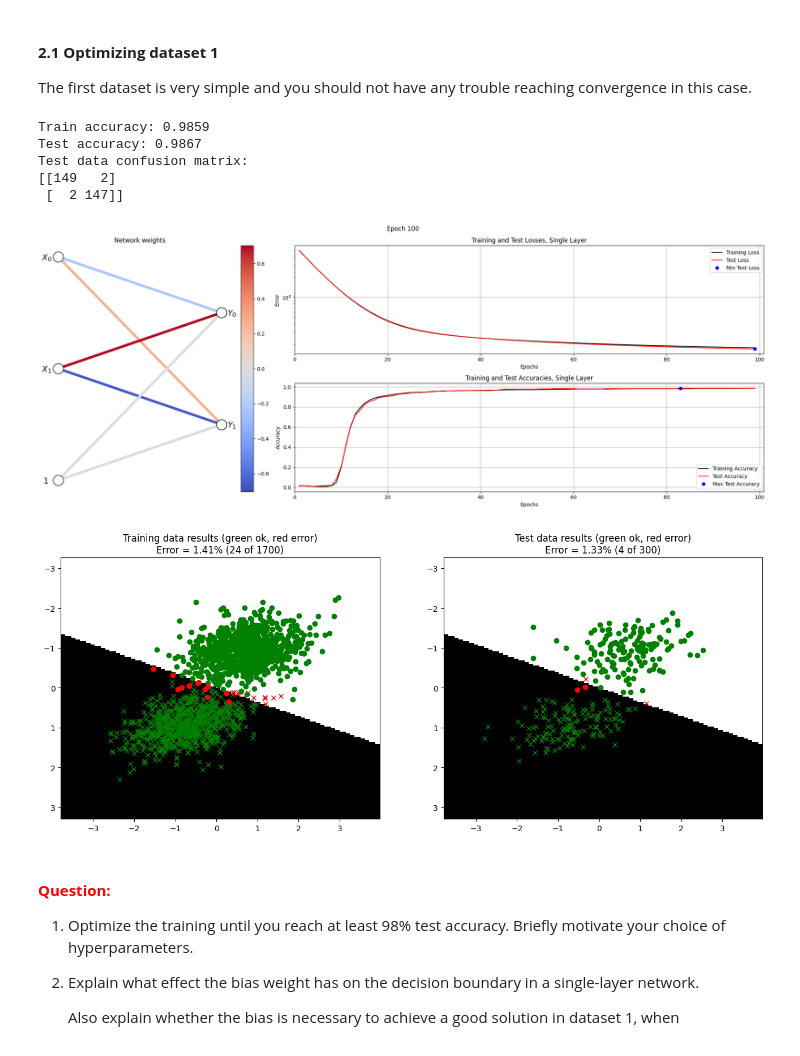
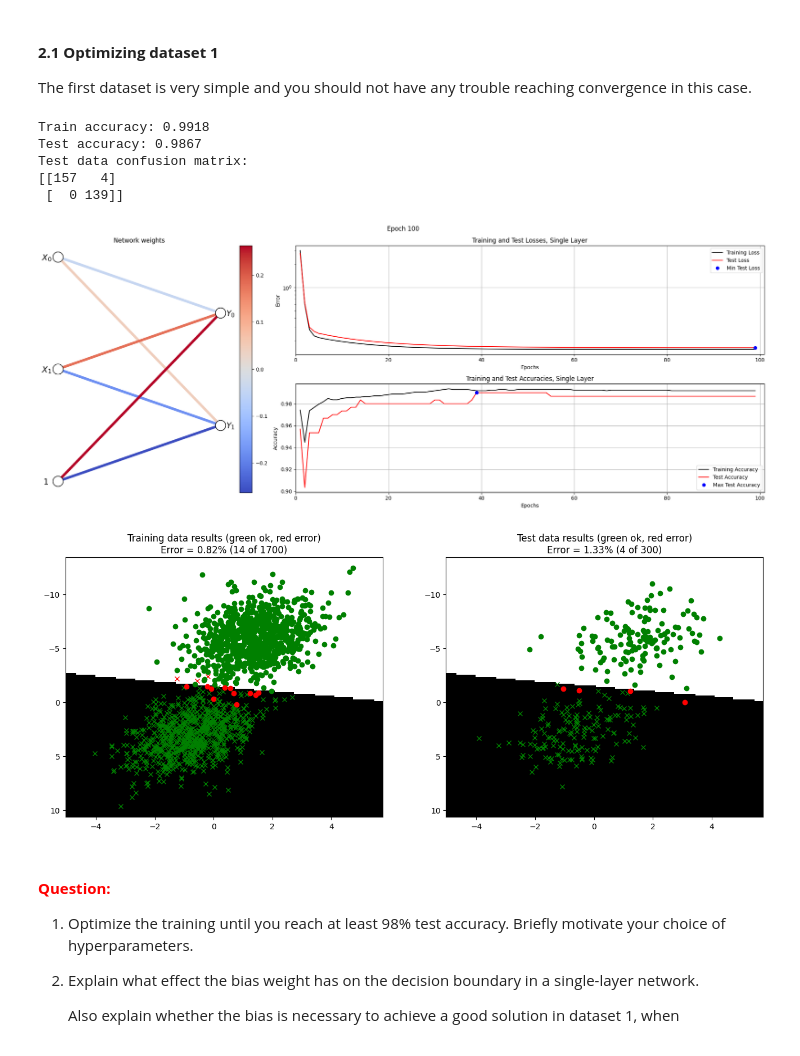
Before and after one commit to bobby-08/Deep-Learning-Labs-732A82, a Jupyter notebook: Lab1/SingleLayer.ipynb, the cells around one changed output. Cells and saved outputs as stored; diff of their text form; code cells hidden in the pictures.

```diff
--- a/Lab1/SingleLayer.ipynb
+++ b/Lab1/SingleLayer.ipynb
@@ -162,11 +162,11 @@ def update(W, B, GradW, GradB, params):
 
     # --------------------------------------------
     Wnew = W - LR * GradW
-    #Bnew = B - LR * GradB
+    Bnew = B - LR * GradB
     # --------------------------------------------
 
     W = Wnew
-    #B = Bnew
+    B = Bnew
 
     # ============================================
 
@@ -307,7 +307,7 @@ nInputs  = XTrainNorm.shape[1]           # number of columns
 nClasses = DTrain.shape[1]               # number of columns
 
 limit = np.sqrt(6 / (nInputs + nClasses))   # limits for uniform distribution Xavier initialization formula
-W0 =  np.random.uniform(-limit, limit, size=(nClasses, nInputs))  # shape (nClasses, nImputs), so W.T is (nInputs, nClasses)
+W0 =  np.random.uniform(-limit, limit, size=(nInputs, nClasses))  # shape (nInputs, nClasses)
 B0 = np.zeros((1, nClasses))                     # initialized at 0, shape (1, nClasses)
 # ============================================
 # %% [markdown]
@@ -417,26 +417,26 @@ The first dataset is very simple and you should not have any trouble reaching co
 # %%
 # --------------------------------------------
 X, D, L = loadDataset(1)
 # --------------------------------------------
 nInputs  = X.shape[1]
 nClasses = D.shape[1]
 
 limit = np.sqrt(6 / (nInputs + nClasses))
-W0 = np.random.uniform(-limit, limit, size=(nClasses, nInputs))
+W0 = np.random.uniform(-limit, limit, size=(nInputs, nClasses))
 B0 = np.zeros((1, nClasses))
 
-params = {"epochs": 100, "learningRate": 0.05, "normalize": True, "useTanhOutput": False}
+params = {"epochs": 100, "learningRate": 0.05, "normalize": False, "useTanhOutput": False}
 # ============================================
 
 trainSingleLayerOnDataset(1, 0.15, W0, B0, params)
 # %% [output]
-Train accuracy: 0.9859
+Train accuracy: 0.9918
 Test accuracy: 0.9867
 Test data confusion matrix:
-[[149   2]
- [  2 147]]
+[[157   4]
+ [  0 139]]
-[figure, old version]
+[figure, new version]
-[figure, old version]
+[figure, new version]
 # %% [markdown]
 #### **<span style="color:red">Question:</span>**
 
```
Also changed, not shown: parts of 10 cells of this notebook.
